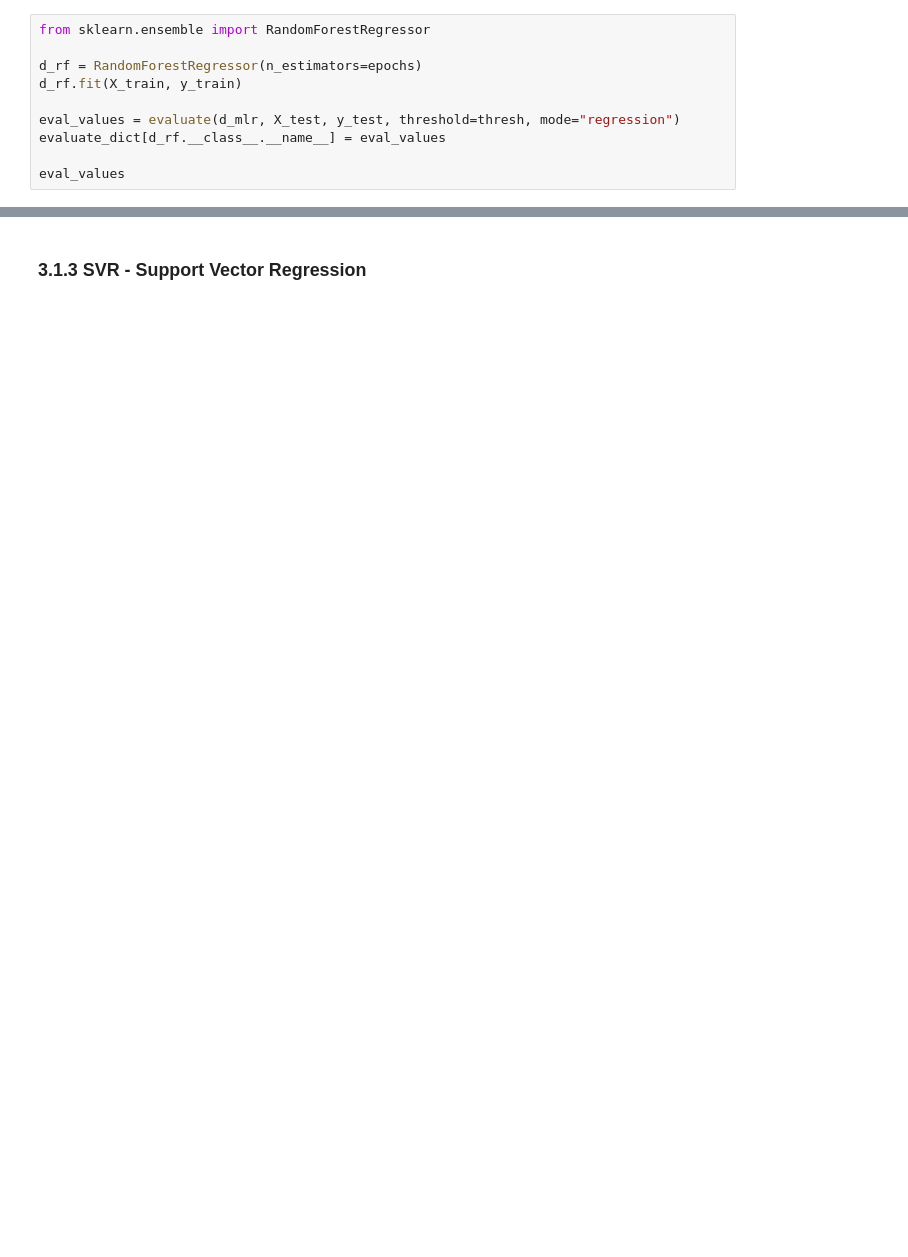
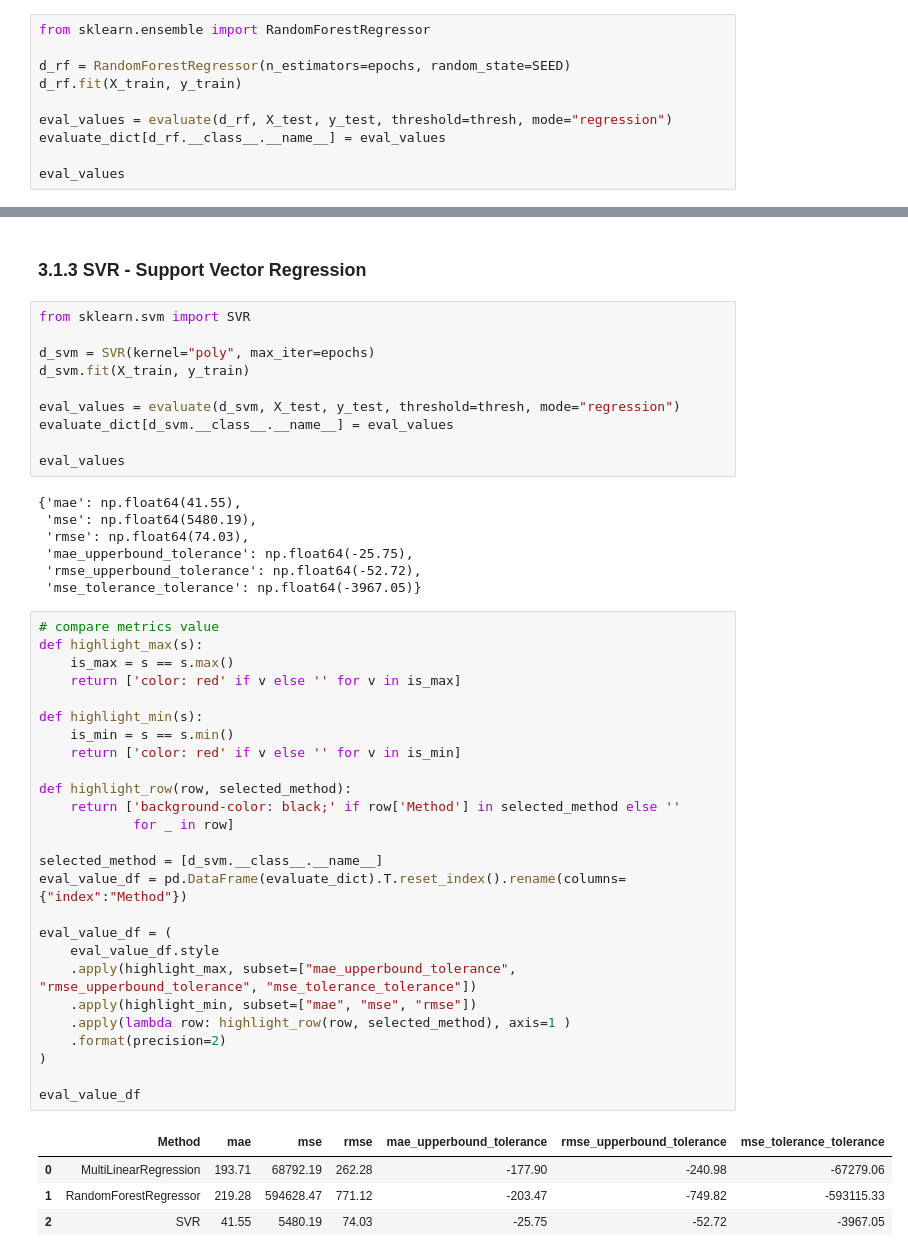
Before and after one commit to KanjiroReal/Vietnam-Storm-Damage-analysis, a Jupyter notebook: ML.ipynb, the cells around one changed output, grey strips where cells are left out. Drawn from its saved outputs; the diff is of its cells as text; blank space fills up the shorter version.

```diff
--- a/ML.ipynb
+++ b/ML.ipynb
@@ -326,10 +330,10 @@ eval_values
 # %%
 from sklearn.ensemble import RandomForestRegressor
 
-d_rf = RandomForestRegressor(n_estimators=epochs)
+d_rf = RandomForestRegressor(n_estimators=epochs, random_state=SEED)
 d_rf.fit(X_train, y_train)
 
-eval_values = evaluate(d_mlr, X_test, y_test, threshold=thresh, mode="regression")
+eval_values = evaluate(d_rf, X_test, y_test, threshold=thresh, mode="regression")
 evaluate_dict[d_rf.__class__.__name__] = eval_values
 
 eval_values
@@ -343,2 +347,50 @@ eval_values
 # %% [markdown]
 ### 3.1.3 SVR - Support Vector Regression
+# %%
+from sklearn.svm import SVR
+
+d_svm = SVR(kernel="poly", max_iter=epochs)
+d_svm.fit(X_train, y_train)
+
+eval_values = evaluate(d_svm, X_test, y_test, threshold=thresh, mode="regression")
+evaluate_dict[d_svm.__class__.__name__] = eval_values
+
+eval_values
+# %% [output]
+{'mae': np.float64(41.55),
+ 'mse': np.float64(5480.19),
+ 'rmse': np.float64(74.03),
+ 'mae_upperbound_tolerance': np.float64(-25.75),
+ 'rmse_upperbound_tolerance': np.float64(-52.72),
+ 'mse_tolerance_tolerance': np.float64(-3967.05)}
+# %%
+# compare metrics value
+def highlight_max(s):
+    is_max = s == s.max()
+    return ['color: red' if v else '' for v in is_max]
+
+def highlight_min(s):
+    is_min = s == s.min()
+    return ['color: red' if v else '' for v in is_min]
+
+def highlight_row(row, selected_method):
+    return ['background-color: black;' if row['Method'] in selected_method else ''
+            for _ in row]
+
+selected_method = [d_svm.__class__.__name__]
+eval_value_df = pd.DataFrame(evaluate_dict).T.reset_index().rename(columns={"index":"Method"})
+
+eval_value_df = (
+    eval_value_df.style
+    .apply(highlight_max, subset=["mae_upperbound_tolerance", "rmse_upperbound_tolerance", "mse_tolerance_tolerance"])
+    .apply(highlight_min, subset=["mae", "mse", "rmse"])
+    .apply(lambda row: highlight_row(row, selected_method), axis=1 )
+    .format(precision=2)
+)
+
+eval_value_df
+# %% [output]
+|  | Method | mae | mse | rmse | mae_upperbound_tolerance | rmse_upperbound_tolerance | mse_tolerance_tolerance |
+| 0 | MultiLinearRegression | 193.71 | 68792.19 | 262.28 | -177.90 | -240.98 | -67279.06 |
+| 1 | RandomForestRegressor | 219.28 | 594628.47 | 771.12 | -203.47 | -749.82 | -593115.33 |
+| 2 | SVR | 41.55 | 5480.19 | 74.03 | -25.75 | -52.72 | -3967.05 |
```
Also changed, not shown: parts of 32 cells of this notebook, 7 other files.
